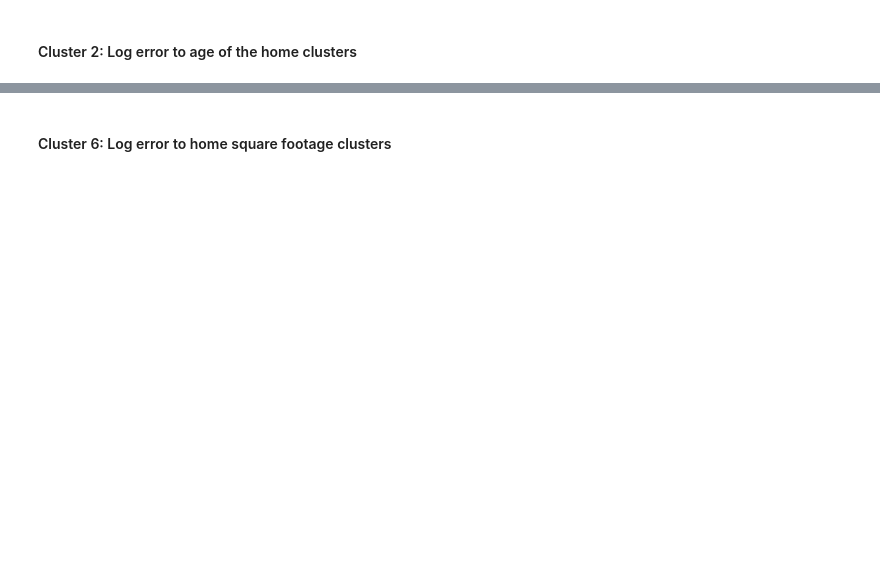
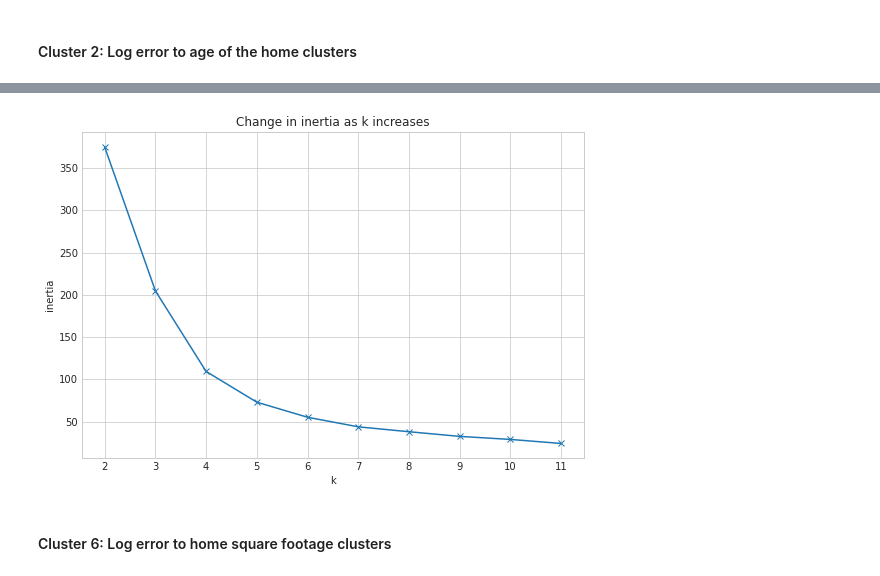
Before and after one commit to hrodjr/zestimate_error_drivers_project, a Jupyter notebook: clustering_project.ipynb, the cells around one changed output, grey strips where cells are left out. Saved outputs shown, nothing was run; the diff lists cells and outputs as text; code cells hidden in the pictures; blank space fills up the shorter version.

```diff
--- a/clustering_project.ipynb
+++ b/clustering_project.ipynb
@@ -143,5 +213,7 @@ plt.title('Visualizing Cluster Centers')
 # %%
-inertia ()
+inertia(X)
+# %% [output]
+[figure, added]
 # %% [markdown]
 #### Cluster 6: Log error to home square footage clusters
 # %%
```
Also changed, not shown: parts of 45 cells of this notebook, 2 other files.
